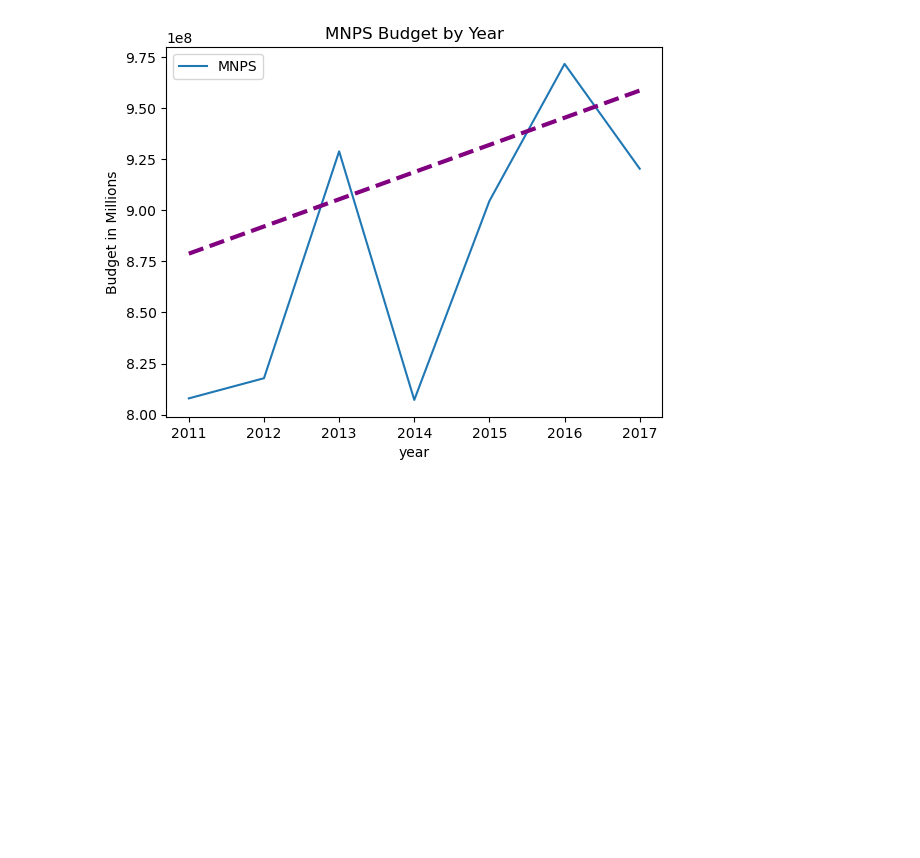
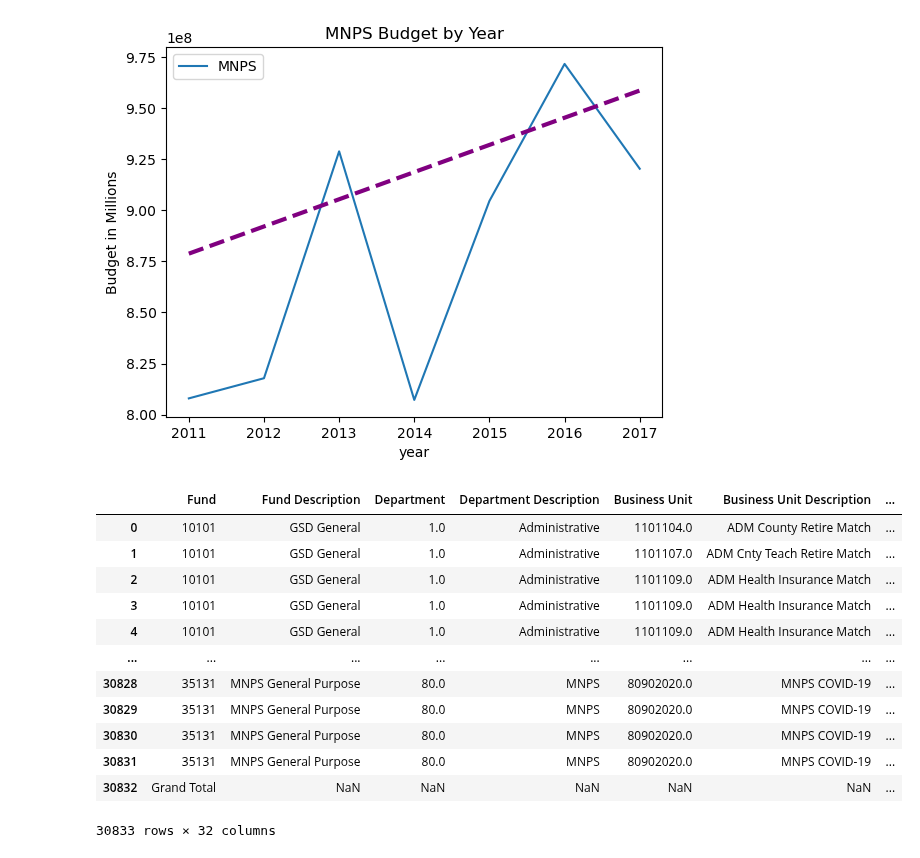
Before and after one commit to jwhankins177/capstone-budget-impact-jupyternb-python, a Jupyter notebook: notebooks/MNPS.ipynb, the cells around one changed output. Saved outputs shown, nothing was run; the diff lists cells and outputs as text; code cells hidden in the pictures; blank space fills up the shorter version.

```diff
--- a/notebooks/MNPS.ipynb
+++ b/notebooks/MNPS.ipynb
@@ -296,3 +296,19 @@ plt.xticks(x1)
 [figure]
 # %%
 dd1.to_csv('mnps_corr.csv')
+# %%
+df
+# %% [output]
+|  | Fund | Fund Description | Department | Department Description | Business Unit | Business Unit Description | ... |
+| 0 | 10101 | GSD General | 1.0 | Administrative | 1101104.0 | ADM County Retire Match | ... |
+| 1 | 10101 | GSD General | 1.0 | Administrative | 1101107.0 | ADM Cnty Teach Retire Match | ... |
+| 2 | 10101 | GSD General | 1.0 | Administrative | 1101109.0 | ADM Health Insurance Match | ... |
+| 3 | 10101 | GSD General | 1.0 | Administrative | 1101109.0 | ADM Health Insurance Match | ... |
+| 4 | 10101 | GSD General | 1.0 | Administrative | 1101109.0 | ADM Health Insurance Match | ... |
+| ... | ... | ... | ... | ... | ... | ... | ... |
+| 30828 | 35131 | MNPS General Purpose | 80.0 | MNPS | 80902020.0 | MNPS COVID-19 | ... |
+| 30829 | 35131 | MNPS General Purpose | 80.0 | MNPS | 80902020.0 | MNPS COVID-19 | ... |
+| 30830 | 35131 | MNPS General Purpose | 80.0 | MNPS | 80902020.0 | MNPS COVID-19 | ... |
+| 30831 | 35131 | MNPS General Purpose | 80.0 | MNPS | 80902020.0 | MNPS COVID-19 | ... |
+| 30832 | Grand Total | NaN | NaN | NaN | NaN | NaN | ... |
+30833 rows × 32 columns
```
Also changed, not shown: parts of 2 cells of this notebook, 2 other files.
